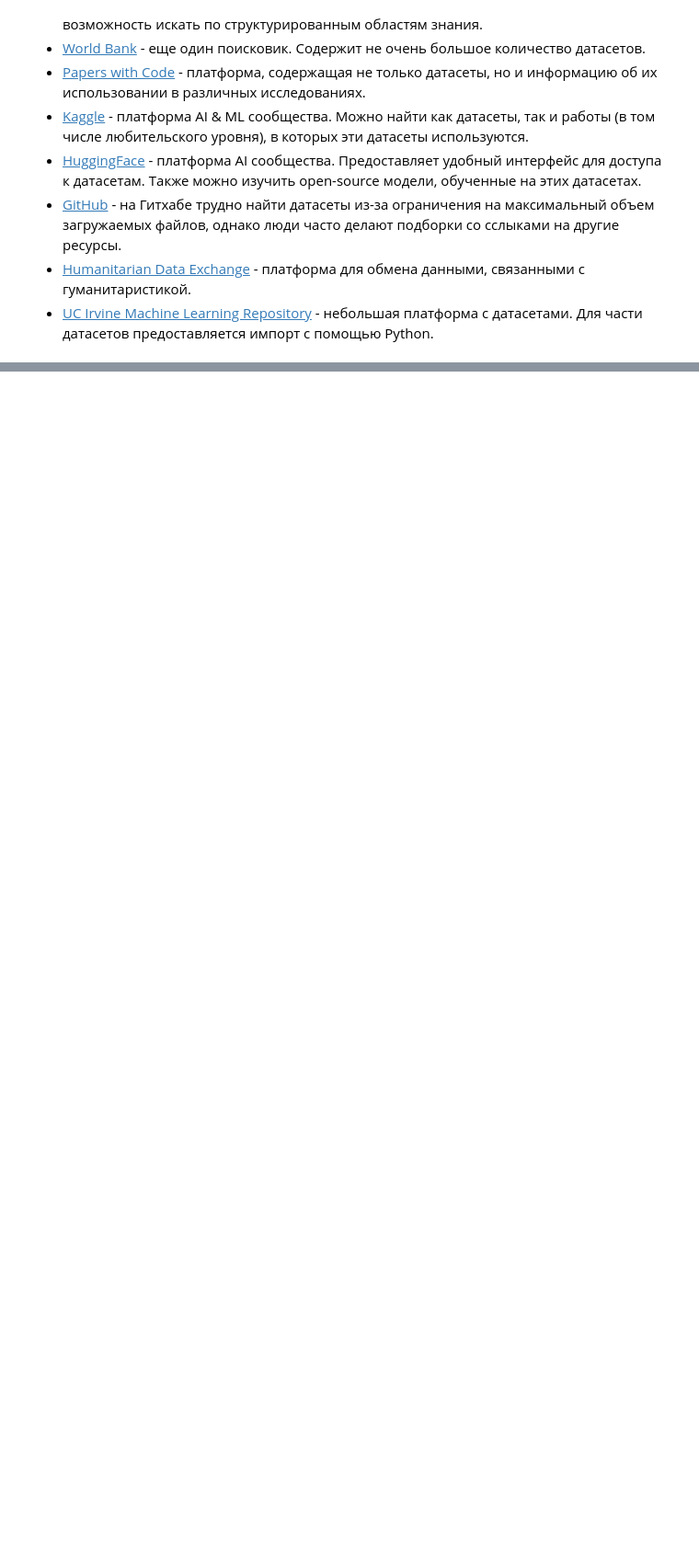
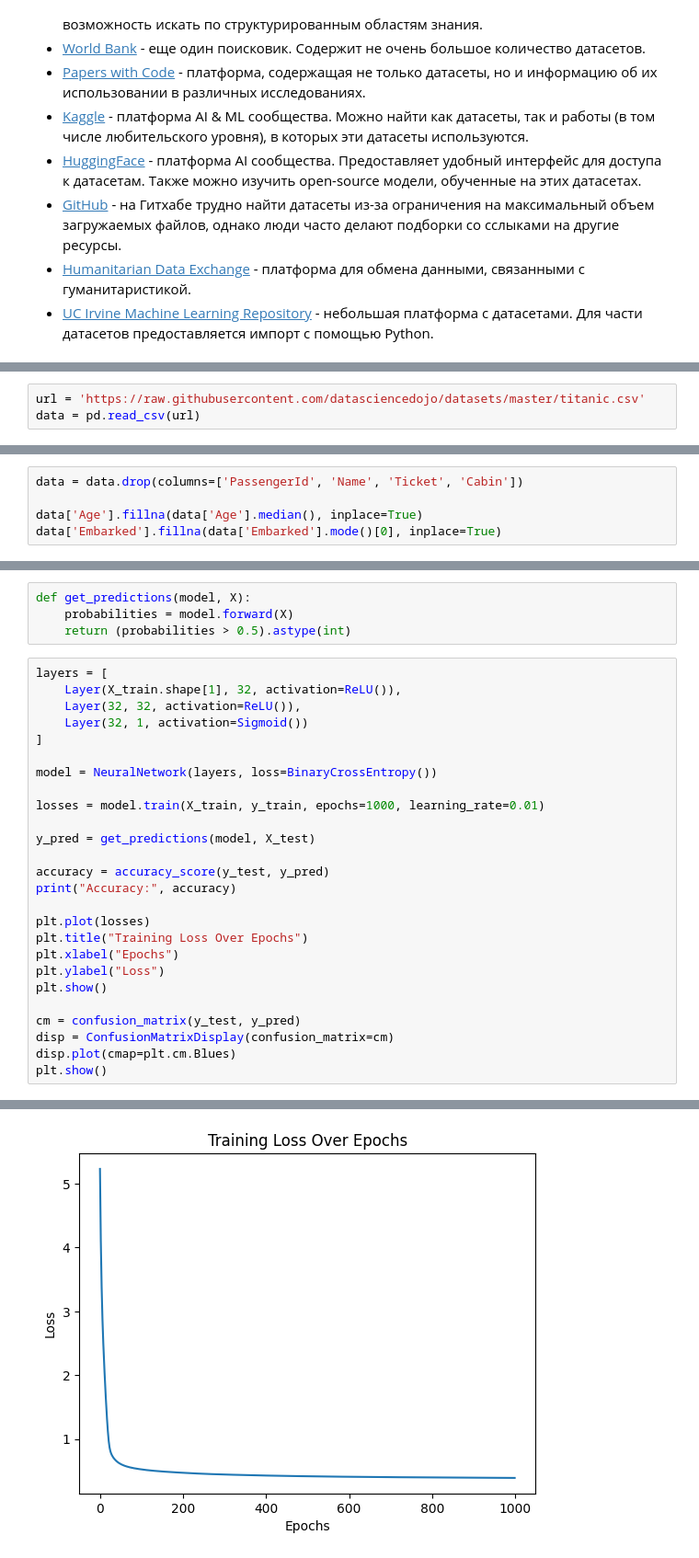
Before and after one commit to VsevolodKozlov-git/math-methods-of-ml-sem6, a Jupyter notebook: lab5/lab5.ipynb, the cells around one changed output, grey strips where cells are left out. Shown at 92% size. Saved outputs shown, nothing was run; the diff lists cells and outputs as text; blank space fills up the shorter version.

```diff
--- a/lab5/lab5.ipynb
+++ b/lab5/lab5.ipynb
@@ -1247,0 +1263,3 @@ ValueError: operands could not be broadcast together with shapes (800,) (800,4)
+# %%
+url = 'https://raw.githubusercontent.com/datasciencedojo/datasets/master/titanic.csv'
+data = pd.read_csv(url)
@@ -1247,0 +1291,5 @@ ValueError: operands could not be broadcast together with shapes (800,) (800,4)
+# %%
+data = data.drop(columns=['PassengerId', 'Name', 'Ticket', 'Cabin'])
+
+data['Age'].fillna(data['Age'].median(), inplace=True)
+data['Embarked'].fillna(data['Embarked'].mode()[0], inplace=True)
@@ -1247,0 +1329,31 @@ ValueError: operands could not be broadcast together with shapes (800,) (800,4)
+# %%
+def get_predictions(model, X):
+    probabilities = model.forward(X)
+    return (probabilities > 0.5).astype(int)
+# %%
+layers = [
+    Layer(X_train.shape[1], 32, activation=ReLU()),
+    Layer(32, 32, activation=ReLU()),
+    Layer(32, 1, activation=Sigmoid())
+]
+
+model = NeuralNetwork(layers, loss=BinaryCrossEntropy())
+
+losses = model.train(X_train, y_train, epochs=1000, learning_rate=0.01)
+
+y_pred = get_predictions(model, X_test)
+
+accuracy = accuracy_score(y_test, y_pred)
+print("Accuracy:", accuracy)
+
+plt.plot(losses)
+plt.title("Training Loss Over Epochs")
+plt.xlabel("Epochs")
+plt.ylabel("Loss")
+plt.show()
+
+cm = confusion_matrix(y_test, y_pred)
+disp = ConfusionMatrixDisplay(confusion_matrix=cm)
+disp.plot(cmap=plt.cm.Blues)
+plt.show()
+# %% [output]
@@ -1247,0 +1361 @@ ValueError: operands could not be broadcast together with shapes (800,) (800,4)
+[figure, added]
```
Also changed, not shown: parts of 9 cells of this notebook, 8 other files.
